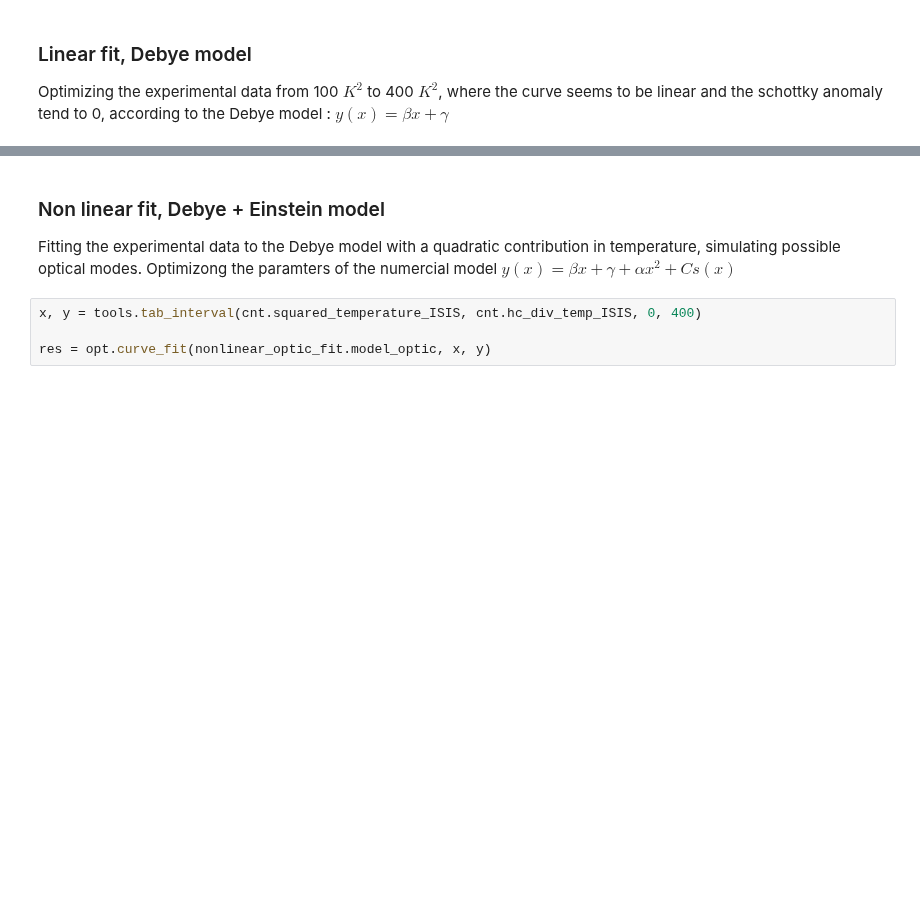
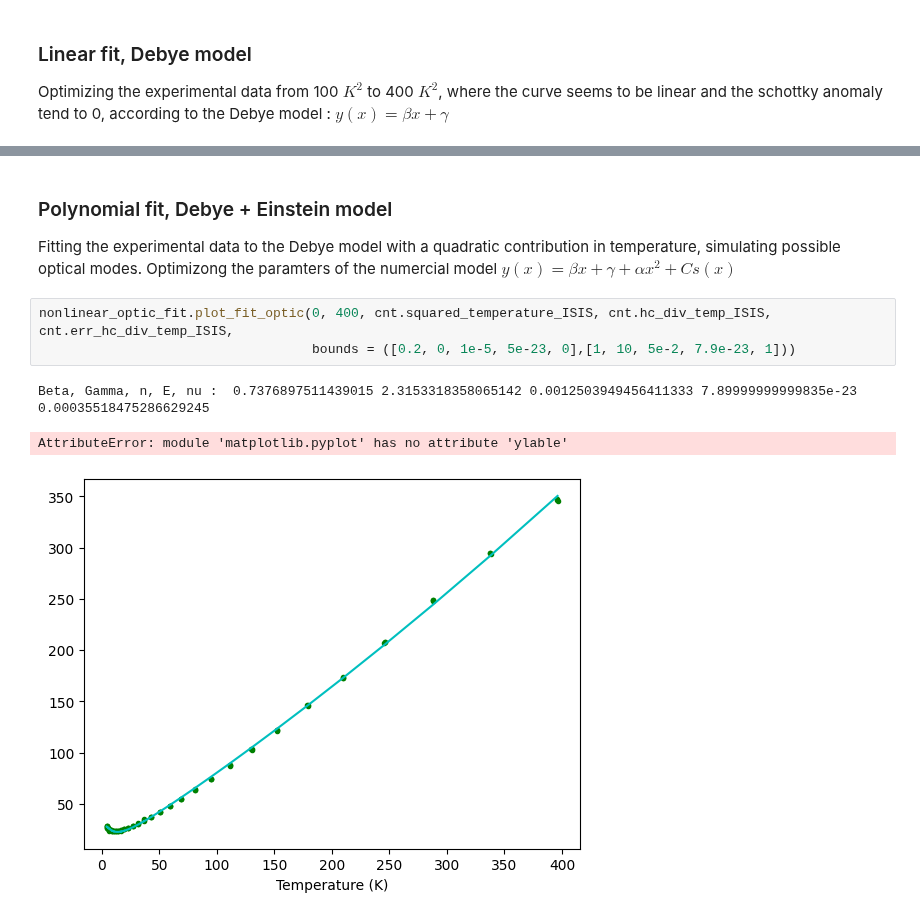
Before and after one commit to Gamal-on/YBCO, a Jupyter notebook: results_YBCO_overdoped.ipynb, the cells around one changed output, grey strips where cells are left out. Drawn from its saved outputs; the diff is of its cells as text; blank space fills up the shorter version.

```diff
--- a/results_YBCO_overdoped.ipynb
+++ b/results_YBCO_overdoped.ipynb
@@ -57,8 +57,11 @@ array([ 8.60789425e-01, -3.88669692e+00,  9.13811911e-04,  1.33310685e-01])
 # %% [markdown]
-### Non linear fit, Debye + Einstein model
+### Polynomial fit, Debye + Einstein model
 
 Fitting the experimental data to the Debye model with a quadratic contribution in temperature, simulating possible optical modes. Optimizong the paramters of the numercial model $y(x) = \beta x + \gamma + \alpha x^2 + Cs(x)$
 # %%
-x, y = tools.tab_interval(cnt.squared_temperature_ISIS, cnt.hc_div_temp_ISIS, 0, 400)
-
-res = opt.curve_fit(nonlinear_optic_fit.model_optic, x, y)
+nonlinear_optic_fit.plot_fit_optic(0, 400, cnt.squared_temperature_ISIS, cnt.hc_div_temp_ISIS, cnt.err_hc_div_temp_ISIS,
+                                   bounds = ([0.2, 0, 1e-5, 5e-23, 0],[1, 10, 5e-2, 7.9e-23, 1]))
+# %% [output]
+Beta, Gamma, n, E, nu :  0.7376897511439015 2.3153318358065142 0.0012503949456411333 7.89999999999835e-23 0.00035518475286629245
+AttributeError: module 'matplotlib.pyplot' has no attribute 'ylable'
+[figure, added]
```
Also changed, not shown: parts of 4 cells of this notebook, 1 other file.
